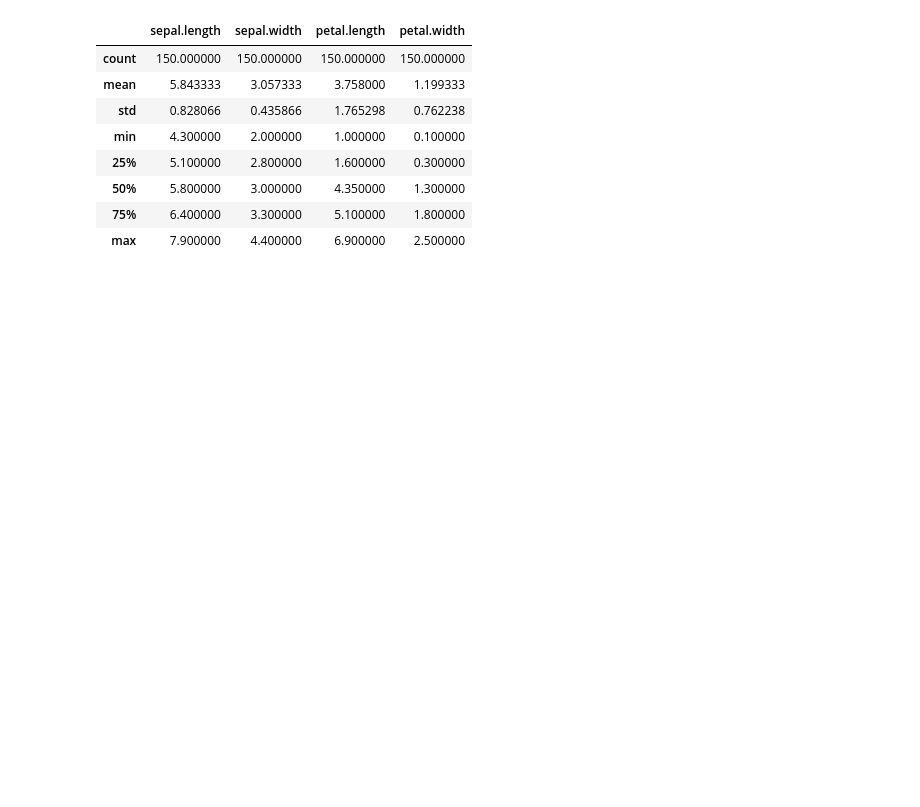
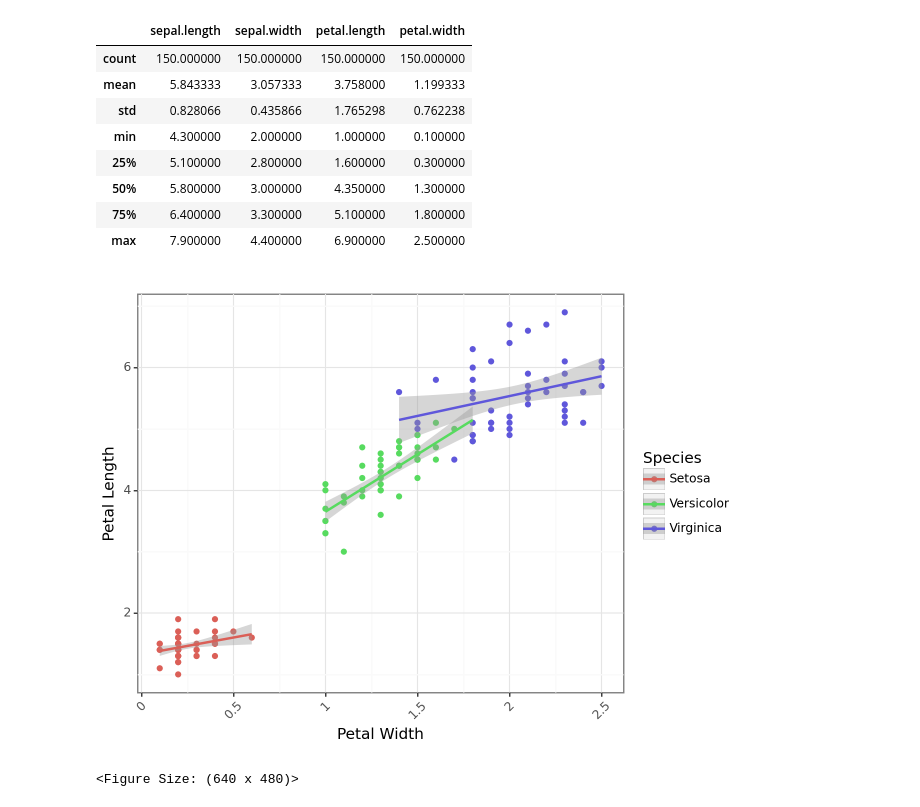
Before and after one commit to metracy/portfolio, a Jupyter notebook: iris.ipynb, the cells around one changed output. Drawn from its saved outputs; the diff is of its cells as text; code cells hidden in the pictures; blank space fills up the shorter version.

```diff
--- a/iris.ipynb
+++ b/iris.ipynb
@@ -21,3 +22,15 @@ df.describe()
 | 50% | 5.800000 | 3.000000 | 4.350000 | 1.300000 |
 | 75% | 6.400000 | 3.300000 | 5.100000 | 1.800000 |
 | max | 7.900000 | 4.400000 | 6.900000 | 2.500000 |
+# %%
+# R grammar in Python ggplot example
+(ggplot(df, aes('petal.width', 'petal.length', color='variety')) +
+  geom_point() +
+  stat_smooth(method='lm') +
+ theme_bw() +
+ theme(axis_text_x=element_text(angle=45)) +
+ labs(x="Petal Width", y="Petal Length", color = 'Species')
+)
+# %% [output]
+[figure, added]
+<Figure Size: (640 x 480)>
```
Also changed, not shown: parts of 2 cells of this notebook.
